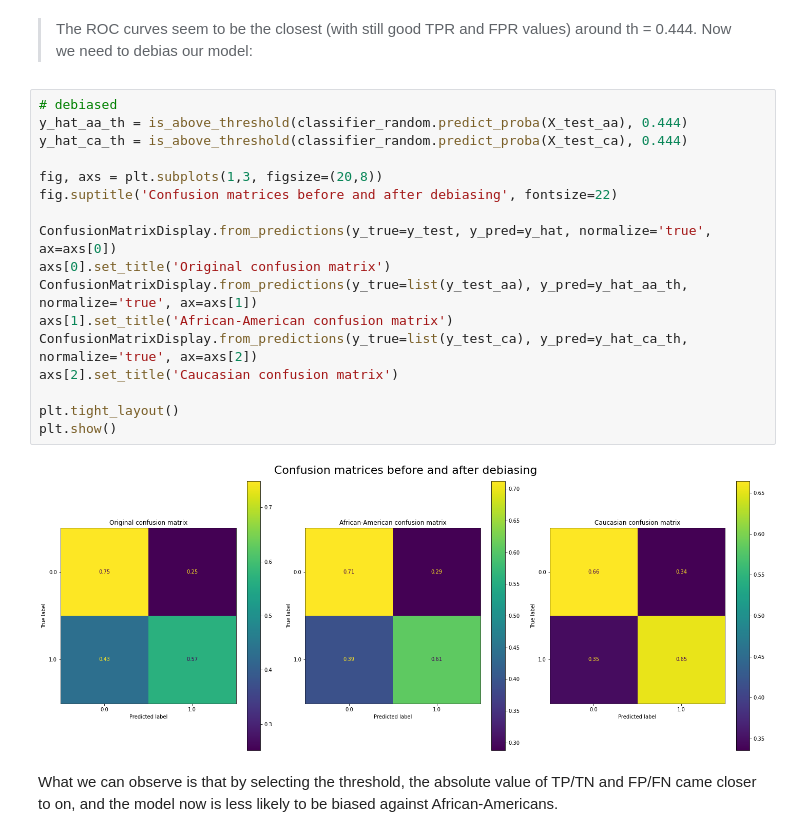
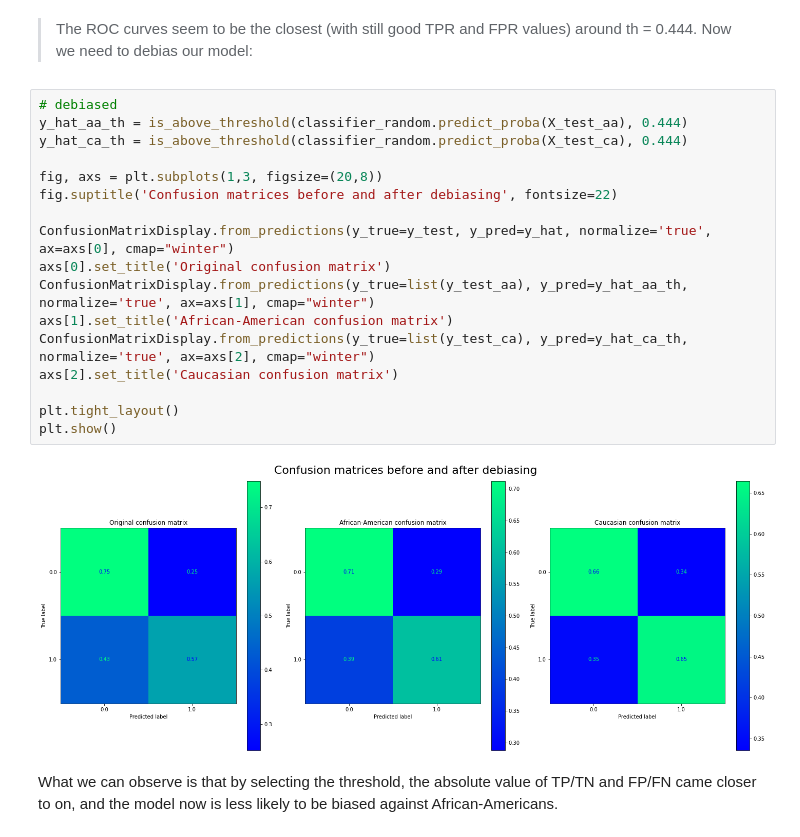
Before and after one commit to xelahalo/socialdata2022, a Jupyter notebook: Assignment2.ipynb, the cells around one changed output. Cells and saved outputs as stored; diff of their text form.

```diff
--- a/Assignment2.ipynb
+++ b/Assignment2.ipynb
@@ -321,22 +333,22 @@ Loading BokehJS ...
 # %%
 # debiased
 y_hat_aa_th = is_above_threshold(classifier_random.predict_proba(X_test_aa), 0.444)
 y_hat_ca_th = is_above_threshold(classifier_random.predict_proba(X_test_ca), 0.444)
 
 fig, axs = plt.subplots(1,3, figsize=(20,8))
 fig.suptitle('Confusion matrices before and after debiasing', fontsize=22)
 
-ConfusionMatrixDisplay.from_predictions(y_true=y_test, y_pred=y_hat, normalize='true', ax=axs[0])
+ConfusionMatrixDisplay.from_predictions(y_true=y_test, y_pred=y_hat, normalize='true', ax=axs[0], cmap="winter")
 axs[0].set_title('Original confusion matrix')
-ConfusionMatrixDisplay.from_predictions(y_true=list(y_test_aa), y_pred=y_hat_aa_th, normalize='true', ax=axs[1])
+ConfusionMatrixDisplay.from_predictions(y_true=list(y_test_aa), y_pred=y_hat_aa_th, normalize='true', ax=axs[1], cmap="winter")
 axs[1].set_title('African-American confusion matrix')
-ConfusionMatrixDisplay.from_predictions(y_true=list(y_test_ca), y_pred=y_hat_ca_th, normalize='true', ax=axs[2])
+ConfusionMatrixDisplay.from_predictions(y_true=list(y_test_ca), y_pred=y_hat_ca_th, normalize='true', ax=axs[2], cmap="winter")
 axs[2].set_title('Caucasian confusion matrix')
 
 plt.tight_layout()
 plt.show()
 # %% [output]
-[figure, old version]
+[figure, new version]
 # %% [markdown]
 What we can observe is that by selecting the threshold, the absolute value of TP/TN and FP/FN came closer to on, and the model now is less likely to be biased against African-Americans.
 # %% [markdown]
```
Also changed, not shown: parts of 15 cells of this notebook, 9 other files.
